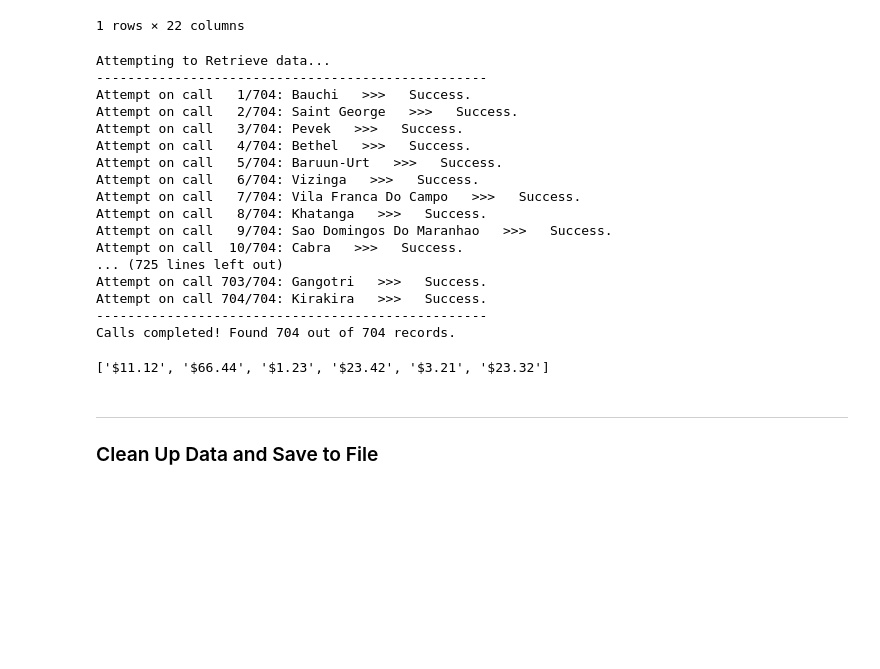
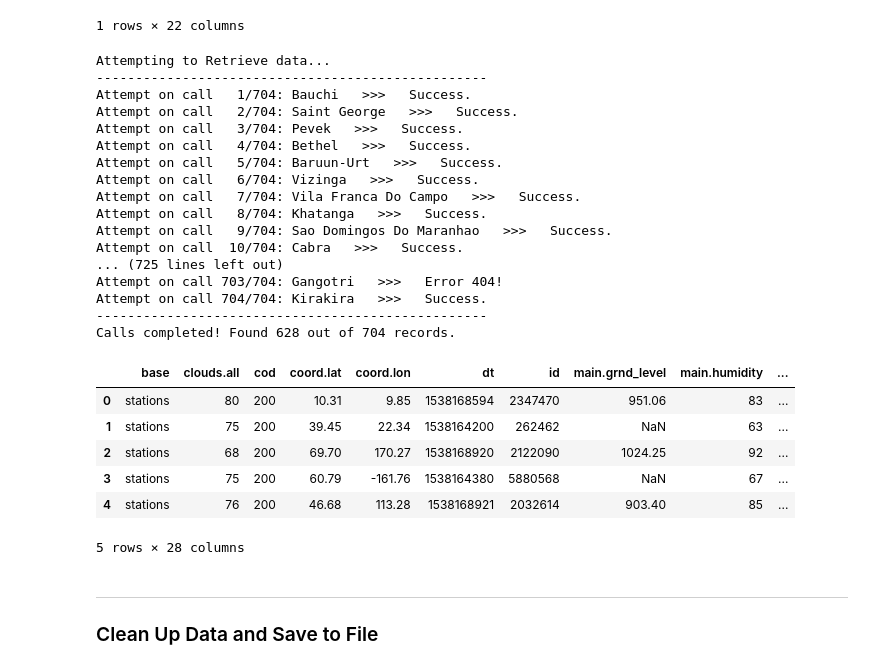
Before and after one commit to kychien/Weather_LatLng_Ana, a Jupyter notebook: Lat_Weather.ipynb, the cells around one changed output. Saved outputs shown, nothing was run; the diff lists cells and outputs as text; code cells hidden in the pictures; blank space fills up the shorter version.

Commit message:
Add files via upload
20180928 - Converted the list of json's into a dataframe and cleaned it up for readability.  Saved results into a csv.

```diff
--- a/Lat_Weather.ipynb
+++ b/Lat_Weather.ipynb
@@ -160,19 +172,19 @@ print_last(api_call_log, 2)
 attempt = 1
 found = 0
 weather_list = []
+longest_city_name = max(city_list, key=len)
 
 # Run an API call for each city in our sample
 for city in city_list:
-    status = (f"Attempt on call {status_frmct(attempt,city_count)}: {city.title()}   >>>   ")
-    #response = requests.get(owm_url + city)
-    response = [200]
+    status = (f"Attempt on call {status_frmct(attempt,city_count)}: {city.title()} {pretty_sp(longest_city_name, city)}>>>   ")
+    response = requests.get(owm_url + city)
 
-    if (response[0] == 200):
+    if (response.status_code == 200):
         found += 1
         status += "Success."
-        #weather_list.append(response.json())
+        weather_list.append(response.json())
     else:
-        status += (f"Error {response[0]}!")
+        status += (f"Error {response.status_code}!")
 
     # Print a status update for each city
     api_call_log.append(status)
@@ -184,7 +196,7 @@ for city in city_list:
         api_call_log.append("Maximum number of calls per minute in OpenWeatherMap.org made.  Waiting for cooldown.")
         api_call_log.append(separator)
         print_last(api_call_log, 3)
-        time.sleep(5)
+        time.sleep(60)
 
     attempt += 1
 
@@ -205,17 +217,21 @@ Attempt on call   8/704: Khatanga   >>>   Success.
 Attempt on call   9/704: Sao Domingos Do Maranhao   >>>   Success.
 Attempt on call  10/704: Cabra   >>>   Success.
 ... (725 lines left out)
-Attempt on call 703/704: Gangotri   >>>   Success.
+Attempt on call 703/704: Gangotri   >>>   Error 404!
 Attempt on call 704/704: Kirakira   >>>   Success.
 --------------------------------------------------
-Calls completed! Found 704 out of 704 records.
+Calls completed! Found 628 out of 704 records.
-# %%
-# Test
-nums = [11122333,66444555, 1232233, 23423523, 3213223, 23324325]
-yticks = ["$"+str(round((i/1000000), 2)) for i in nums]
-yticks
-# %% [output]
-['$11.12', '$66.44', '$1.23', '$23.42', '$3.21', '$23.32']
+# %%
+df_weather = pd.DataFrame(json_normalize(weather_list))
+df_weather.head()
+# %% [output]
+|  | base | clouds.all | cod | coord.lat | coord.lon | dt | id | main.grnd_level | main.humidity | ... |
+| 0 | stations | 80 | 200 | 10.31 | 9.85 | 1538168594 | 2347470 | 951.06 | 83 | ... |
+| 1 | stations | 75 | 200 | 39.45 | 22.34 | 1538164200 | 262462 | NaN | 63 | ... |
+| 2 | stations | 68 | 200 | 69.70 | 170.27 | 1538168920 | 2122090 | 1024.25 | 92 | ... |
+| 3 | stations | 75 | 200 | 60.79 | -161.76 | 1538164380 | 5880568 | NaN | 67 | ... |
+| 4 | stations | 76 | 200 | 46.68 | 113.28 | 1538168921 | 2032614 | 903.40 | 85 | ... |
+5 rows × 28 columns
 # %% [markdown]
 ---
 ### Clean Up Data and Save to File
```
Also changed, not shown: parts of 8 cells of this notebook.
